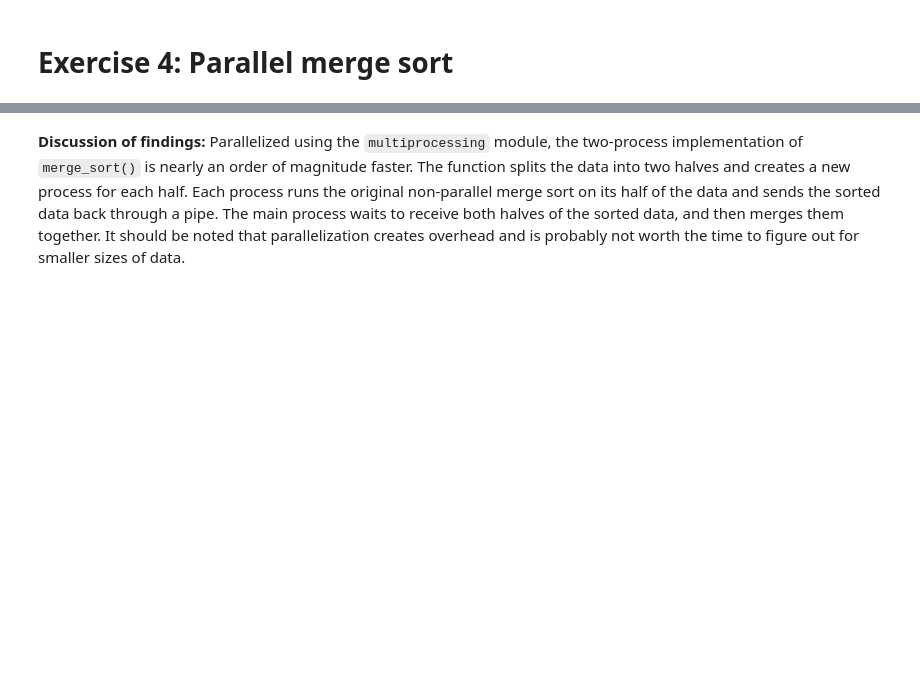
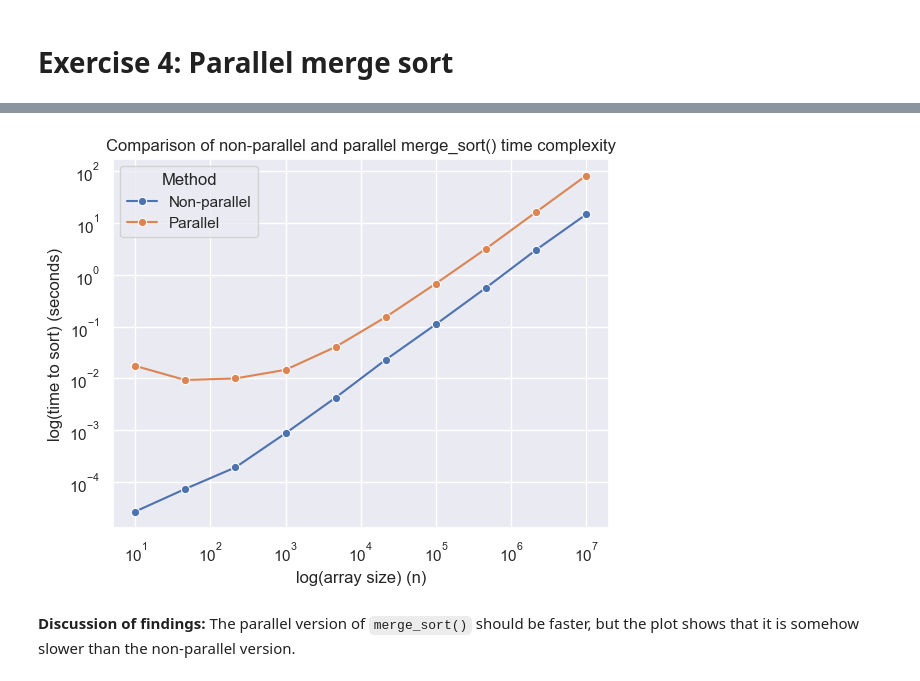
Before and after one commit to kevinwjin/cbb634, a Jupyter notebook: pset_3/exercise_4.ipynb, the cells around one changed output, grey strips where cells are left out. Cells and saved outputs as stored; diff of their text form; code cells hidden in the pictures; blank space fills up the shorter version.

```diff
--- a/pset_3/exercise_4.ipynb
+++ b/pset_3/exercise_4.ipynb
@@ -112,2 +112,0 @@ Two-process parallel merge sort performance time: 0.040341666997846914
-# %% [markdown]
-**Discussion of findings:** Parallelized using the `multiprocessing` module, the two-process implementation of `merge_sort()` is nearly an order of magnitude faster. The function splits the data into two halves and creates a new process for each half. Each process runs the original non-parallel merge sort on its half of the data and sends the sorted data back through a pipe. The main process waits to receive both halves of the sorted data, and then merges them together. It should be noted that parallelization creates overhead and is probably not worth the time to figure out for smaller sizes of data.
@@ -113,0 +165,27 @@ Two-process parallel merge sort performance time: 0.040341666997846914
+# %%
+# Compare time complexity of combined merge_sort()
+import pandas as pd
+import seaborn as sns
+import matplotlib.pyplot as plt
+import warnings
+
+warnings.filterwarnings('ignore')
+
+df = pd.DataFrame({
+    "Array Size": np.concatenate([n_values, n_values]),
+    "Time": nonparallel_times + parallel_times,
+    "Method": ['Non-parallel'] * len(nonparallel_times) + ['Parallel'] * len(parallel_times)
+})
+
+sns.set_theme(style="darkgrid")
+ax = sns.lineplot(data=df, x="Array Size", y="Time", hue="Method", marker="o")
+ax.set_xscale("log")
+ax.set_yscale("log")
+ax.set_xlabel("log(array size) (n)")
+ax.set_ylabel("log(time to sort) (seconds)")
+plt.title("Comparison of non-parallel and parallel merge_sort() time complexity")
+plt.show()
+# %% [output]
+[figure, added]
+# %% [markdown]
+**Discussion of findings:** The parallel version of `merge_sort()` should be faster, but the plot shows that it is somehow slower than the non-parallel version.
```
Also changed, not shown: parts of 9 cells of this notebook, 2 other files.
